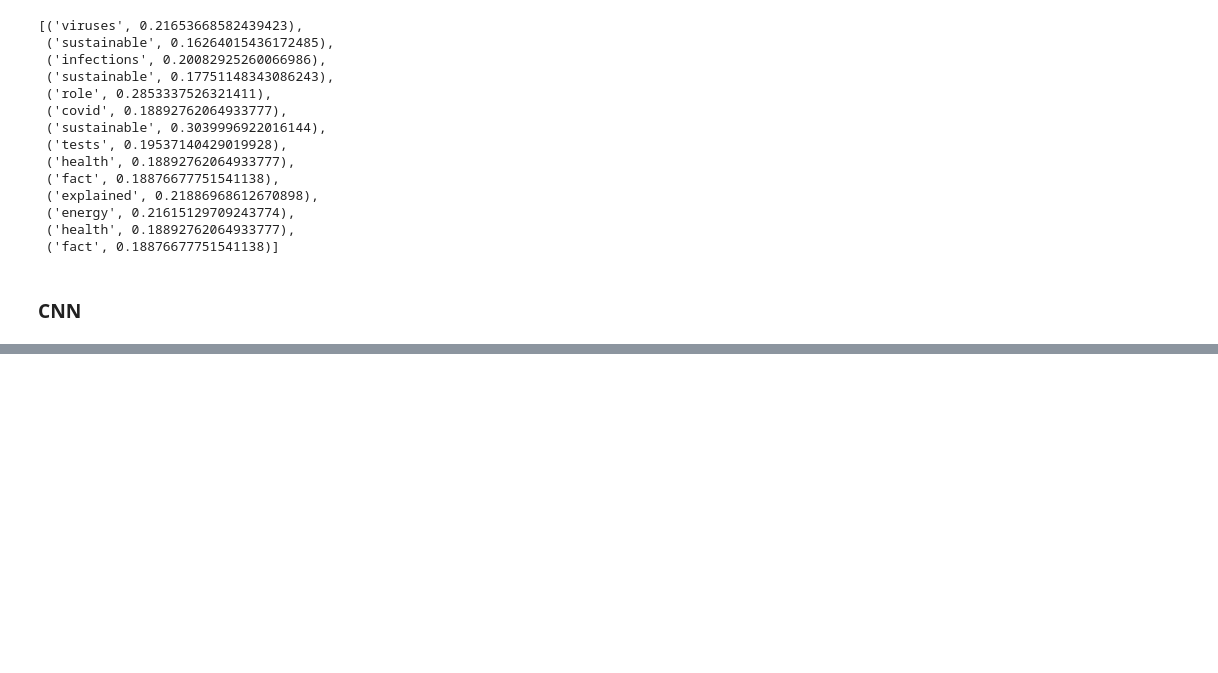
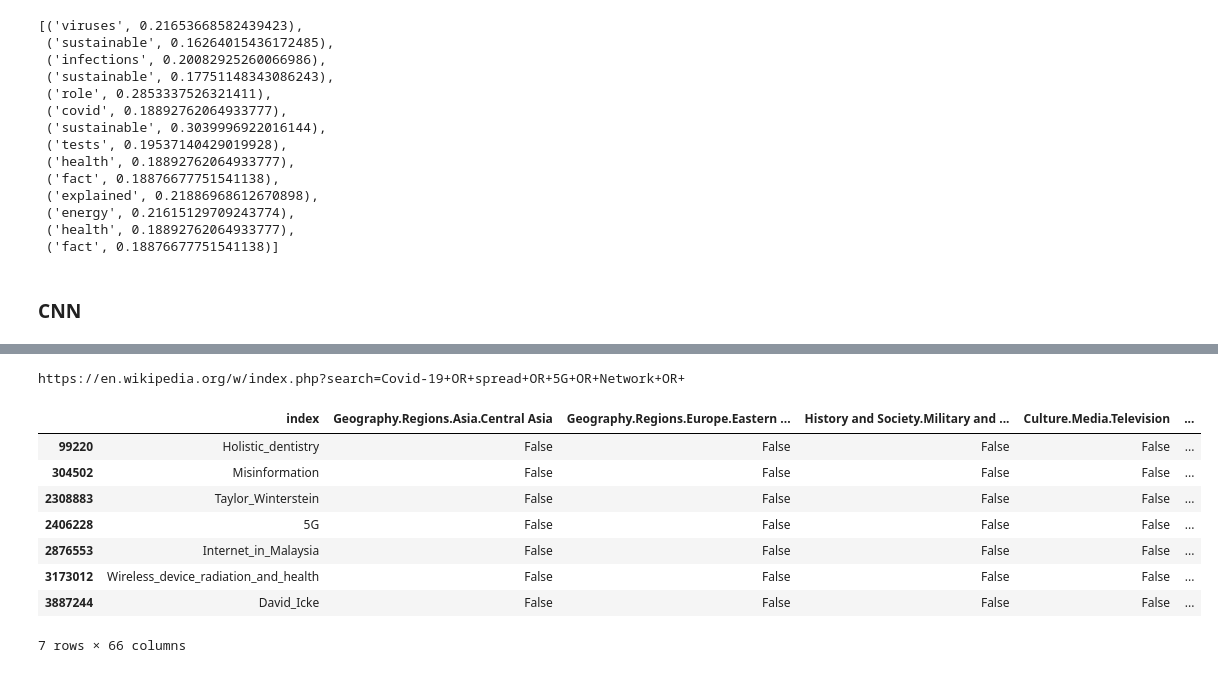
Before and after one commit to epfl-ada/ada-2023-project-thedogues1815, a Jupyter notebook: Data clustering.ipynb, the cells around one changed output, grey strips where cells are left out. Cells and saved outputs as stored; diff of their text form; code cells hidden in the pictures; blank space fills up the shorter version.

```diff
--- a/Data clustering.ipynb
+++ b/Data clustering.ipynb
@@ -671,0 +842,9 @@ print(term_to_index)
+# %%
+query = "https://en.wikipedia.org/w/index.php?search="
+
+for key in keywords:
+    query += key + "+OR+"
+
+print(query)
+# %% [output]
+https://en.wikipedia.org/w/index.php?search=Covid-19+OR+spread+OR+5G+OR+Network+OR+
@@ -671,0 +871,24 @@ print(term_to_index)
+# %%
+from bs4 import BeautifulSoup
+import re
+
+def extractWikiArticles(html_content, class_name="mw-search-result mw-search-result-ns-0"):
+    urls = []
+
+    # Parse HTML content with BeautifulSoup
+    soup = BeautifulSoup(html_content, 'html.parser')
+
+    # Find all elements with the specified class name
+    elements = soup.find_all('li', class_=class_name)
+
+    # Extract URLs from the elements
+    for element in elements:
+        # Find the 'a' tag within the 'li' element
+        a_tag = element.find('a', href=True)
+        if a_tag:
+            # Extract the 'href' attribute (URL)
+            url = a_tag['href']
+            url = url.replace("/wiki/", "")
+            urls.append(url)
+
+    return urls
@@ -671,0 +899,12 @@ print(term_to_index)
+# %%
+compareToDBArticles(allArticles)
+# %% [output]
+|  | index | Geography.Regions.Asia.Central Asia | Geography.Regions.Europe.Eastern ... | History and Society.Military and ... | Culture.Media.Television | ... |
+| 99220 | Holistic_dentistry | False | False | False | False | ... |
+| 304502 | Misinformation | False | False | False | False | ... |
+| 2308883 | Taylor_Winterstein | False | False | False | False | ... |
+| 2406228 | 5G | False | False | False | False | ... |
+| 2876553 | Internet_in_Malaysia | False | False | False | False | ... |
+| 3173012 | Wireless_device_radiation_and_health | False | False | False | False | ... |
+| 3887244 | David_Icke | False | False | False | False | ... |
+7 rows × 66 columns
```
Also changed, not shown: parts of 47 cells of this notebook.
